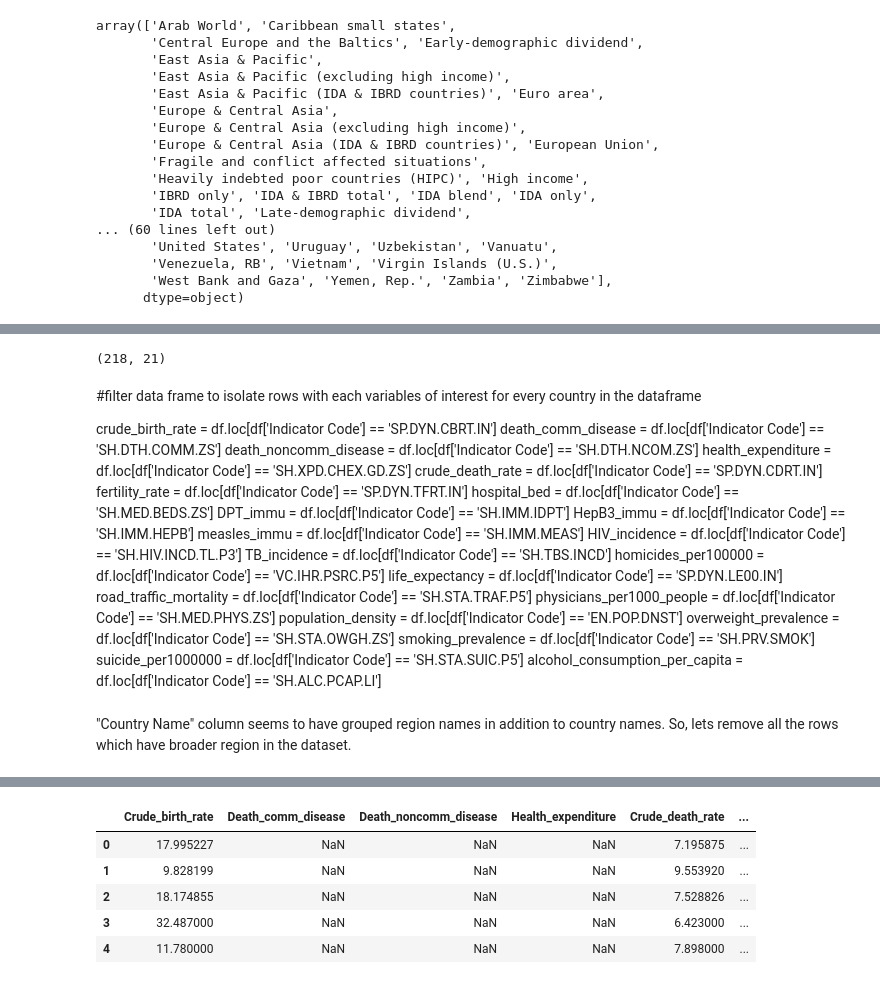
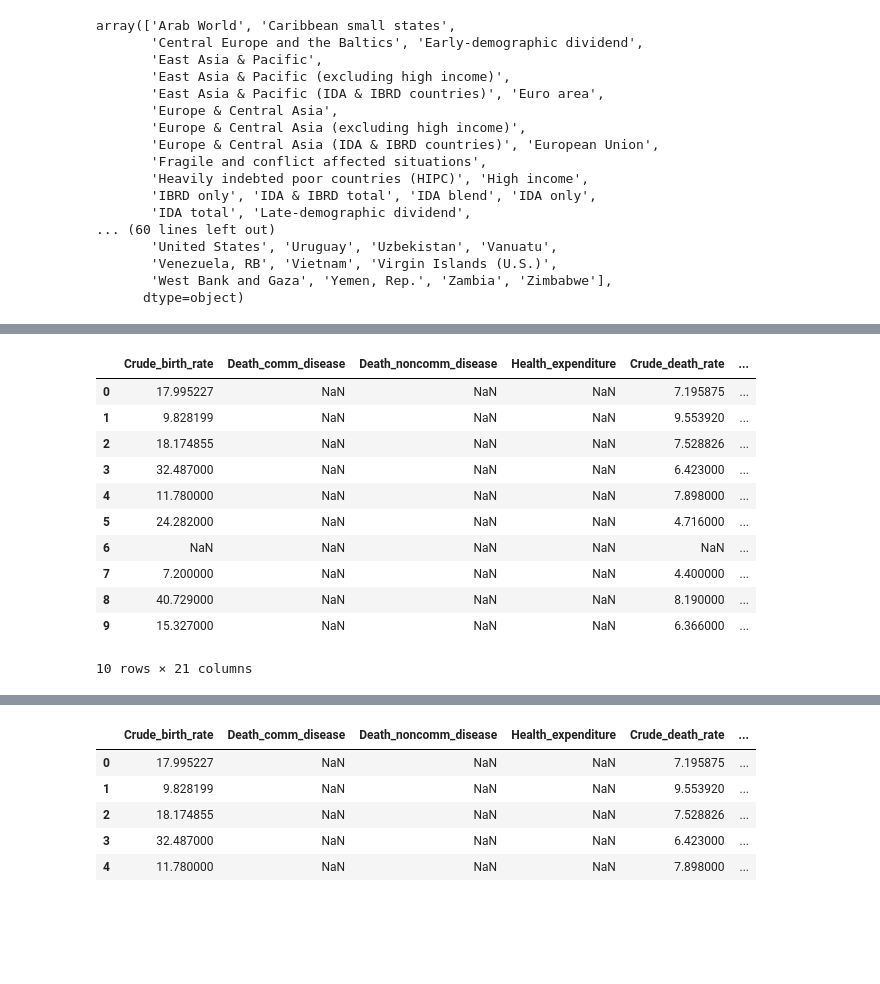
Before and after one commit to susovd/life-expectancy-project, a Jupyter notebook: 00ETL.ipynb, the cells around one changed output, grey strips where cells are left out. Cells and saved outputs as stored; diff of their text form; code cells hidden in the pictures; blank space fills up the shorter version.

```diff
--- a/00ETL.ipynb
+++ b/00ETL.ipynb
@@ -242,32 +237,16 @@ result = pd.DataFrame(frame).reset_index(drop = True)
 # %%
 #check the dataframe
 result.head(10)
-result.shape
 # %% [output]
+|  | Crude_birth_rate | Death_comm_disease | Death_noncomm_disease | Health_expenditure | Crude_death_rate | ... |
+| 0 | 17.995227 | NaN | NaN | NaN | 7.195875 | ... |
+| 1 | 9.828199 | NaN | NaN | NaN | 9.553920 | ... |
+| 2 | 18.174855 | NaN | NaN | NaN | 7.528826 | ... |
+| 3 | 32.487000 | NaN | NaN | NaN | 6.423000 | ... |
+| 4 | 11.780000 | NaN | NaN | NaN | 7.898000 | ... |
+| 5 | 24.282000 | NaN | NaN | NaN | 4.716000 | ... |
+| 6 | NaN | NaN | NaN | NaN | NaN | ... |
+| 7 | 7.200000 | NaN | NaN | NaN | 4.400000 | ... |
+| 8 | 40.729000 | NaN | NaN | NaN | 8.190000 | ... |
+| 9 | 15.327000 | NaN | NaN | NaN | 6.366000 | ... |
-(218, 21)
+10 rows × 21 columns
-# %% [markdown]
-#filter data frame to isolate rows with each variables of interest for every country in the dataframe
-
-crude_birth_rate = df.loc[df['Indicator Code'] == 'SP.DYN.CBRT.IN']
-death_comm_disease = df.loc[df['Indicator Code'] == 'SH.DTH.COMM.ZS']
-death_noncomm_disease = df.loc[df['Indicator Code'] == 'SH.DTH.NCOM.ZS']
-health_expenditure = df.loc[df['Indicator Code'] == 'SH.XPD.CHEX.GD.ZS']
-crude_death_rate = df.loc[df['Indicator Code'] == 'SP.DYN.CDRT.IN']
-fertility_rate = df.loc[df['Indicator Code'] == 'SP.DYN.TFRT.IN']
-hospital_bed = df.loc[df['Indicator Code'] == 'SH.MED.BEDS.ZS']
-DPT_immu = df.loc[df['Indicator Code'] == 'SH.IMM.IDPT']
-HepB3_immu = df.loc[df['Indicator Code'] == 'SH.IMM.HEPB']
-measles_immu = df.loc[df['Indicator Code'] == 'SH.IMM.MEAS']
-HIV_incidence = df.loc[df['Indicator Code'] == 'SH.HIV.INCD.TL.P3']
-TB_incidence = df.loc[df['Indicator Code'] == 'SH.TBS.INCD']
-homicides_per100000 = df.loc[df['Indicator Code'] == 'VC.IHR.PSRC.P5']
-life_expectancy = df.loc[df['Indicator Code'] == 'SP.DYN.LE00.IN']
-road_traffic_mortality = df.loc[df['Indicator Code'] == 'SH.STA.TRAF.P5']
-physicians_per1000_people = df.loc[df['Indicator Code'] == 'SH.MED.PHYS.ZS']
-population_density = df.loc[df['Indicator Code'] == 'EN.POP.DNST']
-overweight_prevalence = df.loc[df['Indicator Code'] == 'SH.STA.OWGH.ZS']
-smoking_prevalence = df.loc[df['Indicator Code'] == 'SH.PRV.SMOK']
-suicide_per1000000 = df.loc[df['Indicator Code'] == 'SH.STA.SUIC.P5']
-alcohol_consumption_per_capita = df.loc[df['Indicator Code'] == 'SH.ALC.PCAP.LI']
-# %% [markdown]
-"Country Name" column seems to have grouped region names in addition to country names. So, lets remove all the rows which have broader region in the dataset.
```
Also changed, not shown: parts of 14 cells of this notebook, 2 other files.
